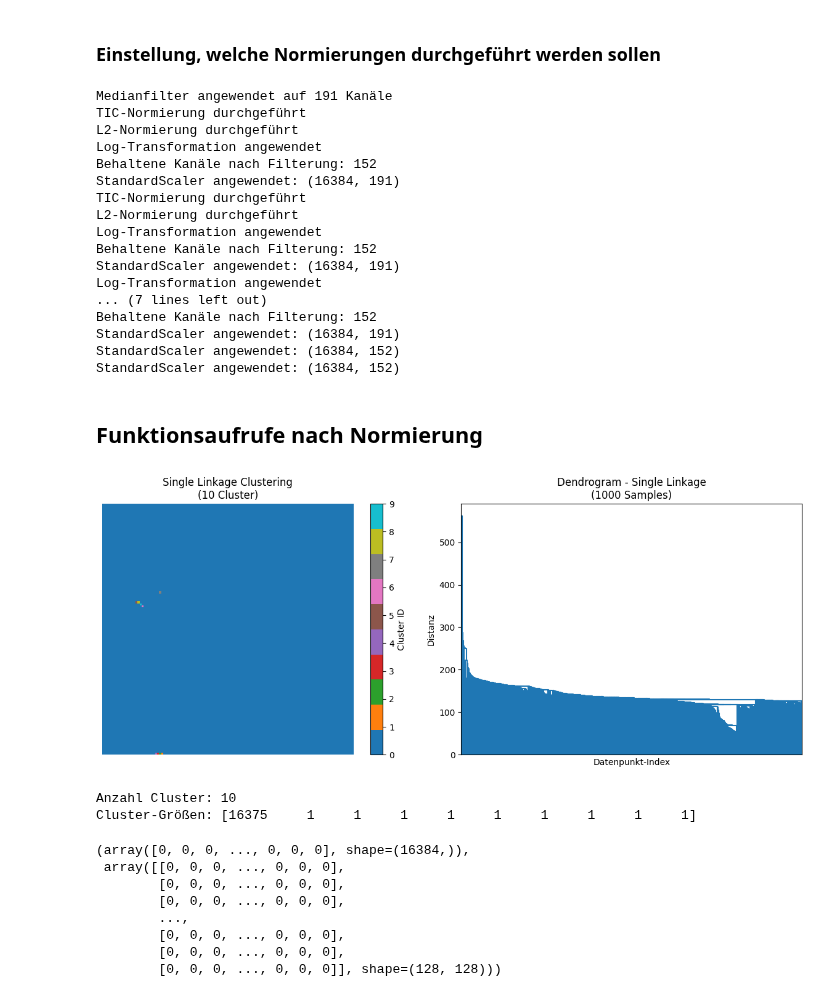
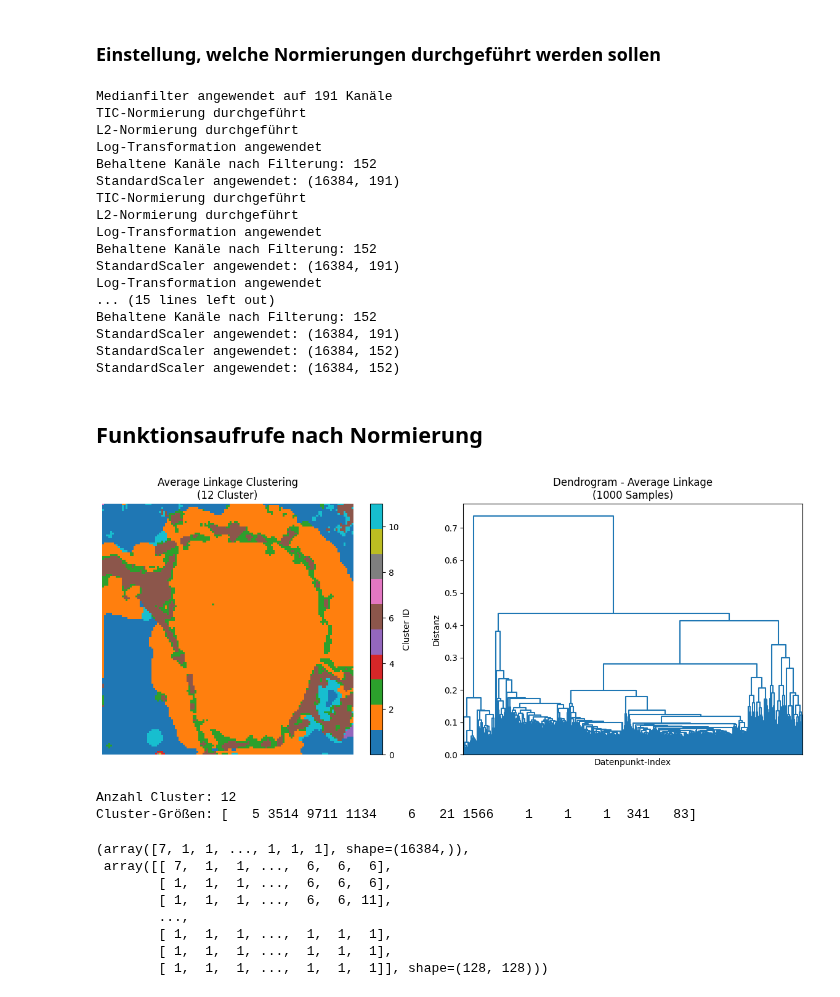
Before and after one commit to janphr03/MassSpectrometryImaging, a Jupyter notebook: testing.ipynb, the cells around one changed output. Saved outputs shown, nothing was run; the diff lists cells and outputs as text; code cells hidden in the pictures.

```diff
--- a/testing.ipynb
+++ b/testing.ipynb
@@ -633,7 +640,17 @@ mat_med_tic_log_std = standard_scaling(mat_med_tic_log)
 mat_med_l2_log_snr = snr(mat_med_l2_log)
 mat_med_l2_log_std = standard_scaling(mat_med_l2_log)
 
+mat_tic_log= log_transform(mat_tic)
+mat_tic_snr = snr(mat_tic)
+mat_tic_std = standard_scaling(mat_tic)
 
+mat_l2_log= log_transform(mat_l2)
+mat_l2_snr = snr(mat_l2)
+mat_l2_std = standard_scaling(mat_l2)
+
+mat_l2_log_snr = snr(mat_l2_log)
+
+mat_tic_log_std = standard_scaling(mat_tic_log)
 
 mat_all_tic = standard_scaling(mat_med_tic_log_snr)
 mat_all_l2 = standard_scaling(mat_med_l2_log_snr)
@@ -650,7 +667,7 @@ Log-Transformation angewendet
 Behaltene Kanäle nach Filterung: 152
 StandardScaler angewendet: (16384, 191)
 Log-Transformation angewendet
-... (7 lines left out)
+... (15 lines left out)
 Behaltene Kanäle nach Filterung: 152
 StandardScaler angewendet: (16384, 191)
 StandardScaler angewendet: (16384, 152)
@@ -659,16 +676,21 @@ StandardScaler angewendet: (16384, 152)
 ## Funktionsaufrufe nach Normierung
 # %%
 # Die am besten charakterisierenden Funktionsaufrufe:
-single_linkage_number(mat_snr, ims_cube.shape[:2], n_clusters=10)
+
+# single_linkage_number(mat_med_l2_log, ims_cube.shape[:2], n_clusters=20) # bestmögliches Resultat von Single Linkage
+
+# complete_linkage_number(mat_med_l2_log_snr, ims_cube.shape[:2], n_clusters=11)
+
+# average_linkage_number(mat_med_l2_log, ims_cube.shape[:2], n_clusters=12)
 # %% [output]
-[figure, old version]
+[figure, new version]
-Anzahl Cluster: 10
-Cluster-Größen: [16375     1     1     1     1     1     1     1     1     1]
+Anzahl Cluster: 12
+Cluster-Größen: [   5 3514 9711 1134    6   21 1566    1    1    1  341   83]
-(array([0, 0, 0, ..., 0, 0, 0], shape=(16384,)),
- array([[0, 0, 0, ..., 0, 0, 0],
-        [0, 0, 0, ..., 0, 0, 0],
-        [0, 0, 0, ..., 0, 0, 0],
+(array([7, 1, 1, ..., 1, 1, 1], shape=(16384,)),
+ array([[ 7,  1,  1, ...,  6,  6,  6],
+        [ 1,  1,  1, ...,  6,  6,  6],
+        [ 1,  1,  1, ...,  6,  6, 11],
         ...,
-        [0, 0, 0, ..., 0, 0, 0],
-        [0, 0, 0, ..., 0, 0, 0],
-        [0, 0, 0, ..., 0, 0, 0]], shape=(128, 128)))
+        [ 1,  1,  1, ...,  1,  1,  1],
+        [ 1,  1,  1, ...,  1,  1,  1],
+        [ 1,  1,  1, ...,  1,  1,  1]], shape=(128, 128)))
```
Also changed, not shown: parts of 2 cells of this notebook.
